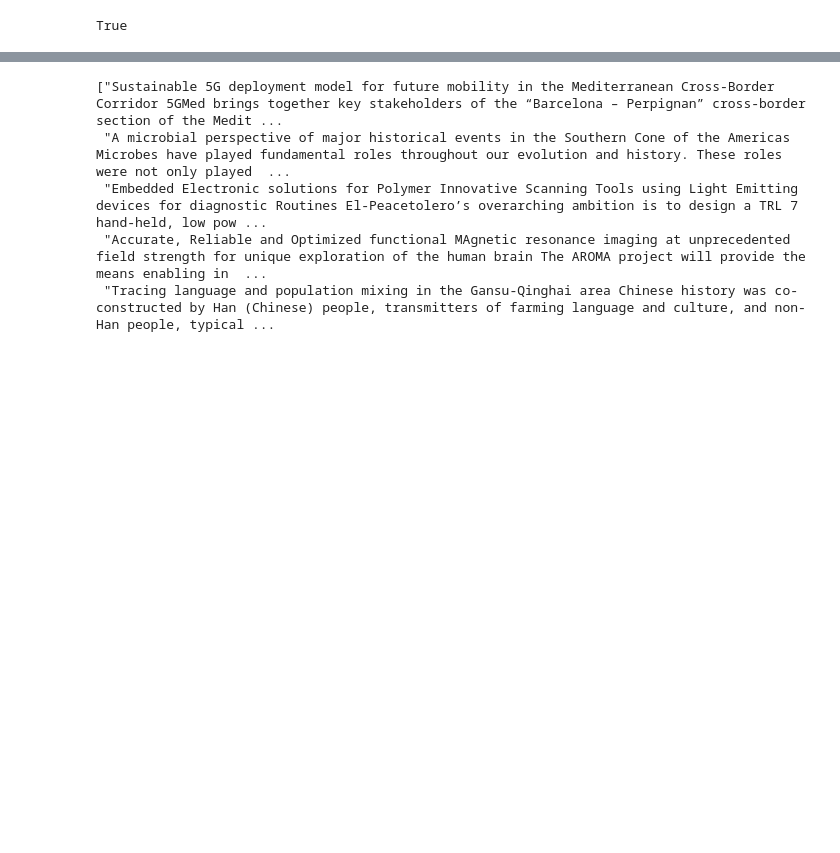
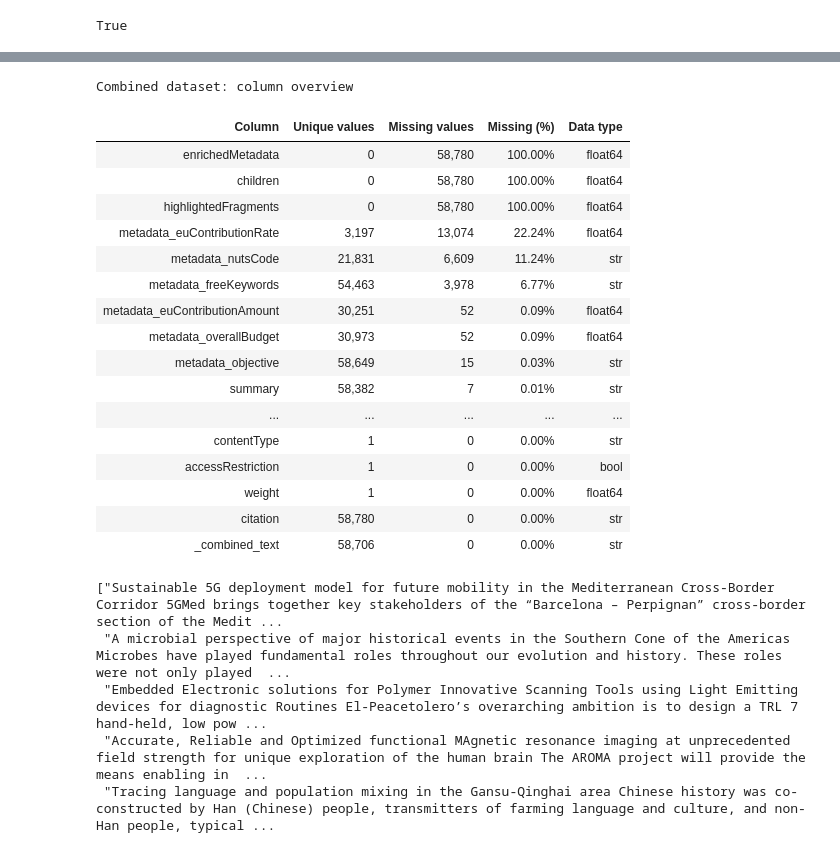
Before and after one commit to kimwilmink/Discourse_Analysis_EU_Budget_Strategy, a Jupyter notebook: eda_and_preprocessing.ipynb, the cells around one changed output, grey strips where cells are left out. Saved outputs shown, nothing was run; the diff lists cells and outputs as text; code cells hidden in the pictures; blank space fills up the shorter version.

```diff
--- a/eda_and_preprocessing.ipynb
+++ b/eda_and_preprocessing.ipynb
@@ -91,3 +110,43 @@ Combined Data Shape: (58780, 42)
+# %%
+column_summary = pd.DataFrame({
+    "Column": combined_data.columns,
+    "Unique values": combined_data.nunique().values,
+    "Missing values": combined_data.isna().sum().values,
+    "Missing (%)": (combined_data.isna().mean() * 100).round(2).values,
+    "Data type": combined_data.dtypes.astype(str).values,
+}).sort_values("Missing values", ascending=False).reset_index(drop=True)
+
+display(
+    column_summary.style
+    .hide(axis="index")
+    .format({
+        "Unique values": "{:,}",
+        "Missing values": "{:,}",
+        "Missing (%)": "{:.2f}%",
+    })
+    .background_gradient(subset=["Missing (%)"], cmap="Reds")
+    .set_caption("Combined dataset: column overview")
+    .set_properties(**{"text-align": "left"})
+)
+# %% [output]
+Combined dataset: column overview
+| Column | Unique values | Missing values | Missing (%) | Data type |
+| enrichedMetadata | 0 | 58,780 | 100.00% | float64 |
+| children | 0 | 58,780 | 100.00% | float64 |
+| highlightedFragments | 0 | 58,780 | 100.00% | float64 |
+| metadata_euContributionRate | 3,197 | 13,074 | 22.24% | float64 |
+| metadata_nutsCode | 21,831 | 6,609 | 11.24% | str |
+| metadata_freeKeywords | 54,463 | 3,978 | 6.77% | str |
+| metadata_euContributionAmount | 30,251 | 52 | 0.09% | float64 |
+| metadata_overallBudget | 30,973 | 52 | 0.09% | float64 |
+| metadata_objective | 58,649 | 15 | 0.03% | str |
+| summary | 58,382 | 7 | 0.01% | str |
+| ... | ... | ... | ... | ... |
+| contentType | 1 | 0 | 0.00% | str |
+| accessRestriction | 1 | 0 | 0.00% | bool |
+| weight | 1 | 0 | 0.00% | float64 |
+| citation | 58,780 | 0 | 0.00% | str |
+| _combined_text | 58,706 | 0 | 0.00% | str |
 # %%
 stop_words = set(stopwords.words("english"))
 
```
Also changed, not shown: parts of 13 cells of this notebook, 2 other files.
